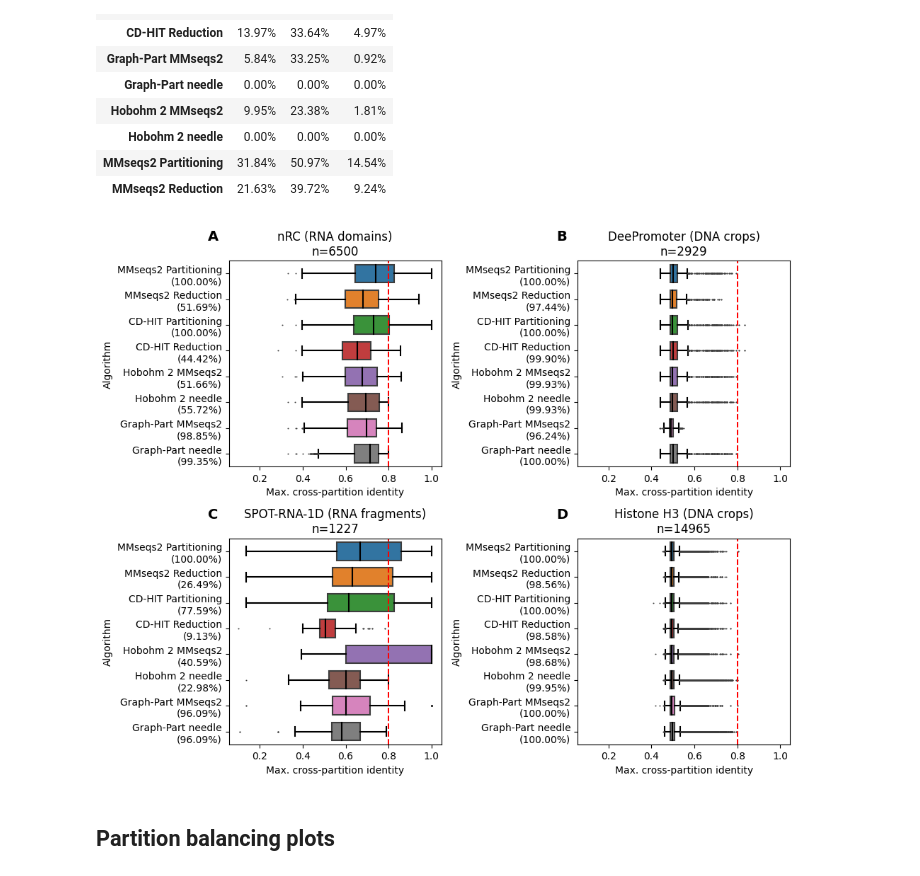
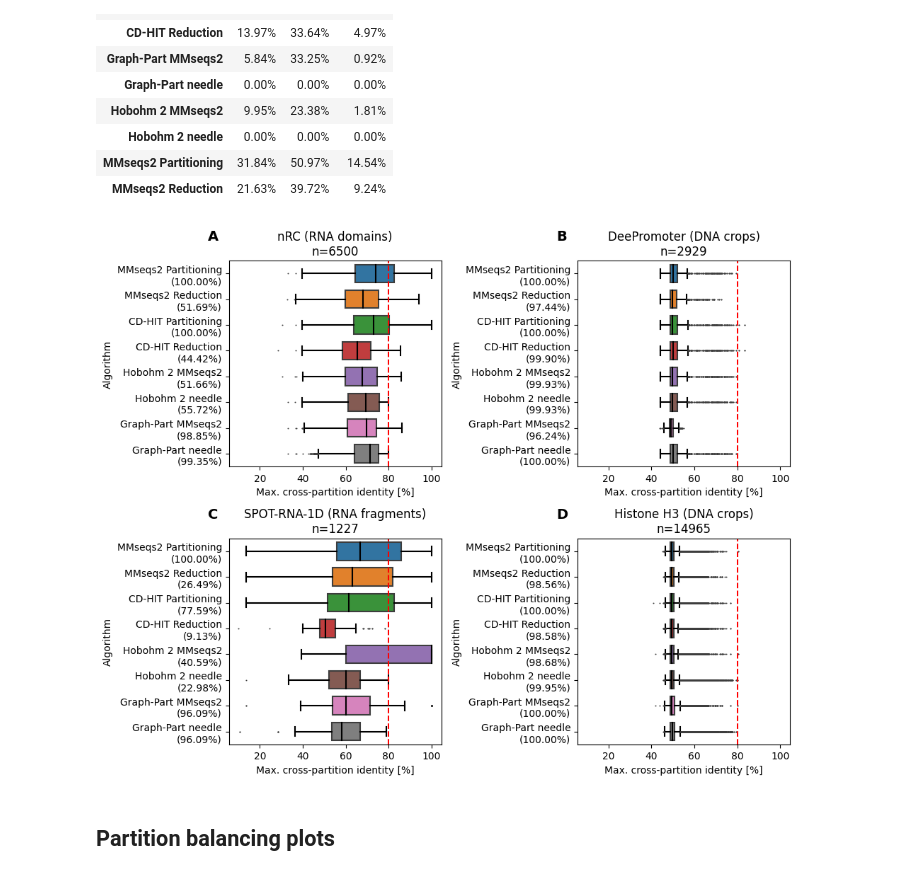
Before and after one commit to graph-part/graph-part, a Jupyter notebook: benchmarking/figures.ipynb, the cells around one changed output. Drawn from its saved outputs; the diff is of its cells as text; code cells hidden in the pictures.

```diff
--- a/benchmarking/figures.ipynb
+++ b/benchmarking/figures.ipynb
@@ -113,6 +113,7 @@ def get_data_as_df(prefix, base_path='results/'):
         dfs.append(df_m)
 
     df = pd.concat(dfs)
+    df['value'] = df['value']*100
 
     return df
 # %%
@@ -133,9 +134,9 @@ with sns.axes_style(None):
     ax1 = sns.boxplot(data=df, y='algorithm', x='value', **PROPS)
     total = df.loc[df['algorithm'] == 'CD-HIT Partitioning'].shape[0]
     add_counts_to_seaborn_plot(ax1, df, total=total)
-    plt.axvline(0.3, linestyle='--', color='red')
+    plt.axvline(30, linestyle='--', color='red')
     plt.title(f'NetGPI (truncated proteins)\nn={total}')
-    plt.xlabel('Max. cross-partition identity')
+    plt.xlabel('Max. cross-partition identity [%]')
     plt.ylabel('Algorithm')
 
     ax1.text(-0.1, 1.1, 'A', transform=ax1.transAxes,
@@ -146,9 +147,9 @@ with sns.axes_style(None):
     ax = sns.boxplot(data=df, y='algorithm', x='value', **PROPS)
     total = df.loc[df['algorithm'] == 'CD-HIT Partitioning'].shape[0]
     add_counts_to_seaborn_plot(ax, df, total=total)
-    plt.axvline(0.3, linestyle='--', color='red')
+    plt.axvline(30, linestyle='--', color='red')
     plt.title(f'SignalP 5.0 (truncated proteins)\nn={total}')
-    plt.xlabel('Max. cross-partition identity')
+    plt.xlabel('Max. cross-partition identity [%]')
     plt.ylabel('Algorithm')
 
     ax.text(-0.1, 1.1, 'B', transform=ax.transAxes,
@@ -159,9 +160,9 @@ with sns.axes_style(None):
     ax = sns.boxplot(data=df, y='algorithm', x='value', **PROPS)
     total = df.loc[df['algorithm'] == 'CD-HIT Partitioning'].shape[0]
     add_counts_to_seaborn_plot(ax, df, total=total)
-    plt.axvline(0.3, linestyle='--', color='red')
+    plt.axvline(30, linestyle='--', color='red')
     plt.title(f'DeepLoc (full proteins)\nn={total}')
-    plt.xlabel('Max. cross-partition identity')
+    plt.xlabel('Max. cross-partition identity [%]')
     plt.ylabel('Algorithm')
 
     ax.text(-0.1, 1.1, 'C', transform=ax.transAxes,
@@ -173,9 +174,9 @@ with sns.axes_style(None):
     ax = sns.boxplot(data=df, y='algorithm', x='value', **PROPS)
     total = df.loc[df['algorithm'] == 'CD-HIT Partitioning'].shape[0]
     add_counts_to_seaborn_plot(ax, df, total=total)
-    plt.axvline(0.3, linestyle='--', color='red')
+    plt.axvline(25, linestyle='--', color='red')
     plt.title(f'NetSurfP (full proteins)\nn={total}')
-    plt.xlabel('Max. cross-partition identity')
+    plt.xlabel('Max. cross-partition identity [%]')
     plt.ylabel('Algorithm')
 
     ax.text(-0.1, 1.1, 'D', transform=ax.transAxes,
@@ -217,9 +218,9 @@ with sns.axes_style(None):
     ax = sns.boxplot(data=df, y='algorithm', x='value', **PROPS)
     total = df.loc[df['algorithm'] == 'CD-HIT Partitioning'].shape[0]
     add_counts_to_seaborn_plot(ax, df, total=total)
-    plt.axvline(0.8, linestyle='--', color='red')
+    plt.axvline(80, linestyle='--', color='red')
     plt.title(f'nRC (RNA domains)\nn={total}')
-    plt.xlabel('Max. cross-partition identity')
+    plt.xlabel('Max. cross-partition identity [%]')
     plt.ylabel('Algorithm')
     ax.text(-0.1, 1.1, 'A', transform=ax.transAxes,
             size=14, weight='bold')
@@ -229,42 +230,42 @@ with sns.axes_style(None):
     ax = sns.boxplot(data=df, y='algorithm', x='value', **PROPS)
     total = df.loc[df['algorithm'] == 'CD-HIT Partitioning'].shape[0]
     add_counts_to_seaborn_plot(ax, df, total=total)
-    plt.axvline(0.8, linestyle='--', color='red')
+    plt.axvline(80, linestyle='--', color='red')
     plt.title(f'DeePromoter (DNA crops)\nn={total}')
-    plt.xlabel('Max. cross-partition identity')
+    plt.xlabel('Max. cross-partition identity [%]')
     plt.ylabel('Algorithm')
     ax.text(-0.1, 1.1, 'B', transform=ax.transAxes,
             size=14, weight='bold')
 
     plt.subplot(2,2,3, sharex=ax)
     df = get_data_as_df('spotrna1d')
     ax = sns.boxplot(data=df, y='algorithm', x='value', **PROPS)
     total = 1227 #df.loc[df['algorithm'] == 'CD-HIT Partitioning'].shape[0]
     add_counts_to_seaborn_plot(ax, df, total=total)
-    plt.axvline(0.8, linestyle='--', color='red')
+    plt.axvline(80, linestyle='--', color='red')
     plt.title(f'SPOT-RNA-1D (RNA fragments)\nn={total}')
-    plt.xlabel('Max. cross-partition identity')
+    plt.xlabel('Max. cross-partition identity [%]')
     plt.ylabel('Algorithm')
     ax.text(-0.1, 1.1, 'C', transform=ax.transAxes,
             size=14, weight='bold')
 
     plt.subplot(2,2,4, sharex=ax)
     df = get_data_as_df('histone')
     ax = sns.boxplot(data=df, y='algorithm', x='value', **PROPS)
     total = df.loc[df['algorithm'] == 'CD-HIT Partitioning'].shape[0]
     add_counts_to_seaborn_plot(ax, df, total=total)
-    plt.axvline(0.8, linestyle='--', color='red')
+    plt.axvline(80, linestyle='--', color='red')
     plt.title(f'Histone H3 (DNA crops)\nn={total}')
-    plt.xlabel('Max. cross-partition identity')
+    plt.xlabel('Max. cross-partition identity [%]')
     plt.ylabel('Algorithm')
     ax.text(-0.1, 1.1, 'D', transform=ax.transAxes,
             size=14, weight='bold')
 
     plt.tight_layout()
     plt.savefig('figure_3.png', dpi=1200)
     plt.savefig('figure_3.svg')
 # %% [output]
-[figure, old version]
+[figure, new version]
 # %% [markdown]
 ## Partition balancing plots
 # %%
```
Also changed, not shown: parts of 1 cell of this notebook.
